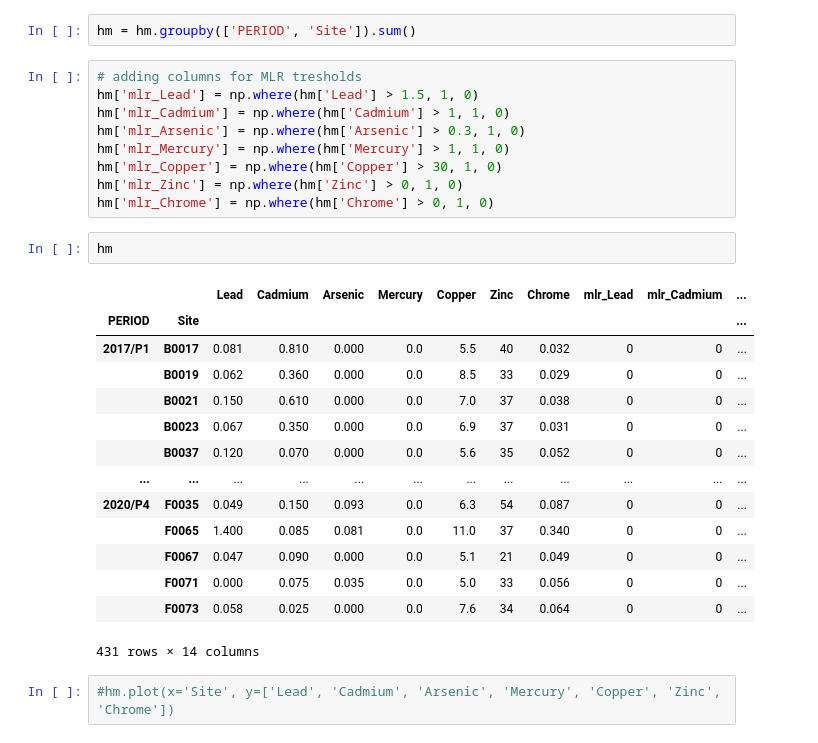
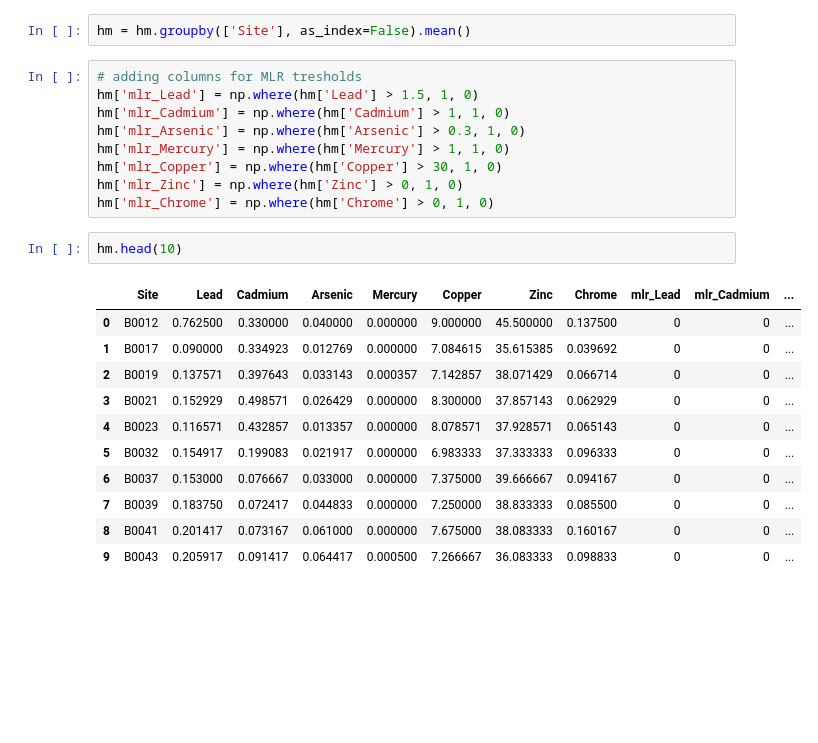
Before and after one commit to Nooreyni/Beeodiversity, a Jupyter notebook: heavy_metal.ipynb, the cells around one changed output. Drawn from its saved outputs; the diff is of its cells as text; blank space fills up the shorter version.

```diff
--- a/heavy_metal.ipynb
+++ b/heavy_metal.ipynb
@@ -226,7 +214,7 @@ hm
 | 18 | FE0001 | 2019/P4 | 0.000 | 0.036 | 0.000 | 0.0 | 9.4 | 36 | 0.069 |
 431 rows × 9 columns
 # %%
-hm = hm.groupby(['PERIOD', 'Site']).sum()
+hm = hm.groupby(['Site'], as_index=False).mean()
 # %%
 # adding columns for MLR tresholds
 hm['mlr_Lead'] = np.where(hm['Lead'] > 1.5, 1, 0)
@@ -237,21 +225,16 @@ hm['mlr_Copper'] = np.where(hm['Copper'] > 30, 1, 0)
 hm['mlr_Zinc'] = np.where(hm['Zinc'] > 0, 1, 0)
 hm['mlr_Chrome'] = np.where(hm['Chrome'] > 0, 1, 0)
 # %%
-hm
+hm.head(10)
 # %% [output]
-|  |  | Lead | Cadmium | Arsenic | Mercury | Copper | Zinc | Chrome | mlr_Lead | mlr_Cadmium | ... |
-| PERIOD | Site |  |  |  |  |  |  |  |  |  | ... |
-| 2017/P1 | B0017 | 0.081 | 0.810 | 0.000 | 0.0 | 5.5 | 40 | 0.032 | 0 | 0 | ... |
-|  | B0019 | 0.062 | 0.360 | 0.000 | 0.0 | 8.5 | 33 | 0.029 | 0 | 0 | ... |
-|  | B0021 | 0.150 | 0.610 | 0.000 | 0.0 | 7.0 | 37 | 0.038 | 0 | 0 | ... |
-|  | B0023 | 0.067 | 0.350 | 0.000 | 0.0 | 6.9 | 37 | 0.031 | 0 | 0 | ... |
-|  | B0037 | 0.120 | 0.070 | 0.000 | 0.0 | 5.6 | 35 | 0.052 | 0 | 0 | ... |
-| ... | ... | ... | ... | ... | ... | ... | ... | ... | ... | ... | ... |
-| 2020/P4 | F0035 | 0.049 | 0.150 | 0.093 | 0.0 | 6.3 | 54 | 0.087 | 0 | 0 | ... |
-|  | F0065 | 1.400 | 0.085 | 0.081 | 0.0 | 11.0 | 37 | 0.340 | 0 | 0 | ... |
-|  | F0067 | 0.047 | 0.090 | 0.000 | 0.0 | 5.1 | 21 | 0.049 | 0 | 0 | ... |
-|  | F0071 | 0.000 | 0.075 | 0.035 | 0.0 | 5.0 | 33 | 0.056 | 0 | 0 | ... |
-|  | F0073 | 0.058 | 0.025 | 0.000 | 0.0 | 7.6 | 34 | 0.064 | 0 | 0 | ... |
+|  | Site | Lead | Cadmium | Arsenic | Mercury | Copper | Zinc | Chrome | mlr_Lead | mlr_Cadmium | ... |
+| 0 | B0012 | 0.762500 | 0.330000 | 0.040000 | 0.000000 | 9.000000 | 45.500000 | 0.137500 | 0 | 0 | ... |
+| 1 | B0017 | 0.090000 | 0.334923 | 0.012769 | 0.000000 | 7.084615 | 35.615385 | 0.039692 | 0 | 0 | ... |
+| 2 | B0019 | 0.137571 | 0.397643 | 0.033143 | 0.000357 | 7.142857 | 38.071429 | 0.066714 | 0 | 0 | ... |
+| 3 | B0021 | 0.152929 | 0.498571 | 0.026429 | 0.000000 | 8.300000 | 37.857143 | 0.062929 | 0 | 0 | ... |
+| 4 | B0023 | 0.116571 | 0.432857 | 0.013357 | 0.000000 | 8.078571 | 37.928571 | 0.065143 | 0 | 0 | ... |
+| 5 | B0032 | 0.154917 | 0.199083 | 0.021917 | 0.000000 | 6.983333 | 37.333333 | 0.096333 | 0 | 0 | ... |
+| 6 | B0037 | 0.153000 | 0.076667 | 0.033000 | 0.000000 | 7.375000 | 39.666667 | 0.094167 | 0 | 0 | ... |
+| 7 | B0039 | 0.183750 | 0.072417 | 0.044833 | 0.000000 | 7.250000 | 38.833333 | 0.085500 | 0 | 0 | ... |
+| 8 | B0041 | 0.201417 | 0.073167 | 0.061000 | 0.000000 | 7.675000 | 38.083333 | 0.160167 | 0 | 0 | ... |
+| 9 | B0043 | 0.205917 | 0.091417 | 0.064417 | 0.000500 | 7.266667 | 36.083333 | 0.098833 | 0 | 0 | ... |
-431 rows × 14 columns
-# %%
-#hm.plot(x='Site', y=['Lead', 'Cadmium', 'Arsenic', 'Mercury', 'Copper', 'Zinc', 'Chrome'])
```
Also changed, not shown: parts of 11 cells of this notebook, 3 other files.
